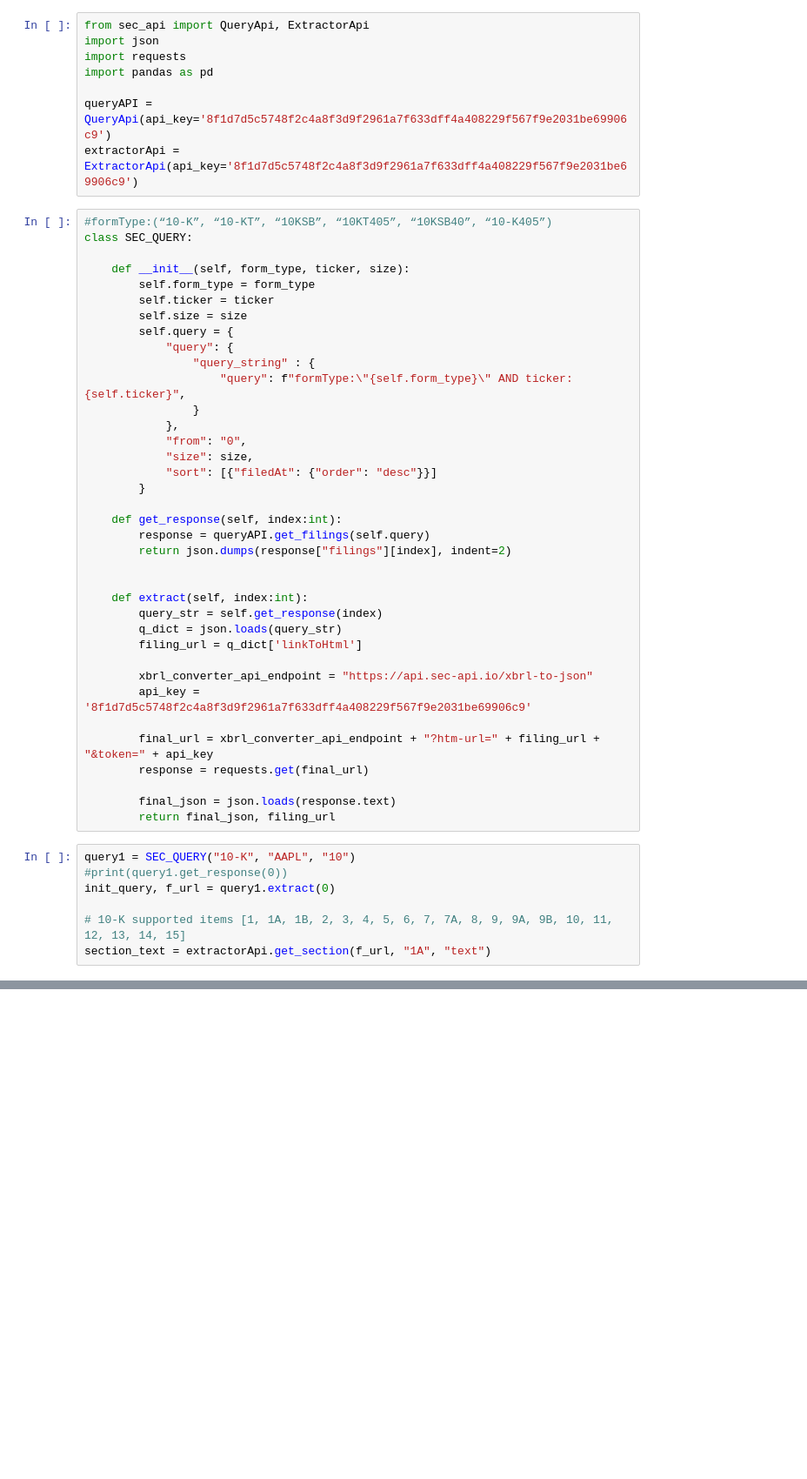
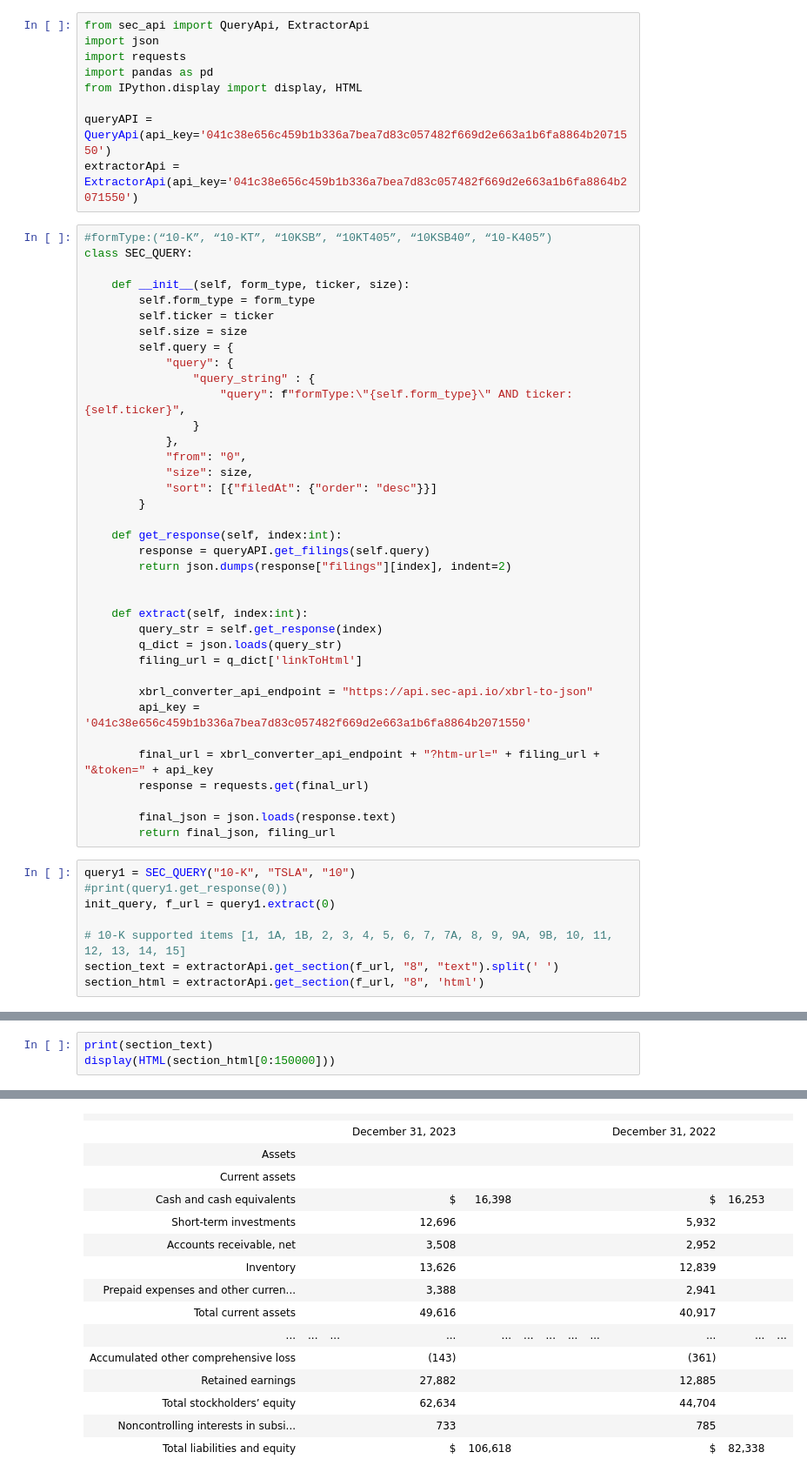
Before and after one commit to Ayonator77/GPT-SEC, a Jupyter notebook: SEC_DATA.ipynb, the cells around one changed output, grey strips where cells are left out. Shown at 87% size. Saved outputs shown, nothing was run; the diff lists cells and outputs as text; blank space fills up the shorter version.

```diff
--- a/SEC_DATA.ipynb
+++ b/SEC_DATA.ipynb
@@ -3,9 +3,10 @@ from sec_api import QueryApi, ExtractorApi
 import json
 import requests
 import pandas as pd
+from IPython.display import display, HTML
 
-queryAPI = QueryApi(api_key='8f1d7d5c5748f2c4a8f3d9f2961a7f633dff4a408229f567f9e2031be69906c9')
-extractorApi = ExtractorApi(api_key='8f1d7d5c5748f2c4a8f3d9f2961a7f633dff4a408229f567f9e2031be69906c9')
+queryAPI = QueryApi(api_key='041c38e656c459b1b336a7bea7d83c057482f669d2e663a1b6fa8864b2071550')
+extractorApi = ExtractorApi(api_key='041c38e656c459b1b336a7bea7d83c057482f669d2e663a1b6fa8864b2071550')
 # %%
 #formType:(“10-K”, “10-KT”, “10KSB”, “10KT405”, “10KSB40”, “10-K405”)
 class SEC_QUERY:
@@ -36,7 +37,7 @@ class SEC_QUERY:
         filing_url = q_dict['linkToHtml']
 
         xbrl_converter_api_endpoint = "https://api.sec-api.io/xbrl-to-json"
-        api_key = '8f1d7d5c5748f2c4a8f3d9f2961a7f633dff4a408229f567f9e2031be69906c9'
+        api_key = '041c38e656c459b1b336a7bea7d83c057482f669d2e663a1b6fa8864b2071550'
 
         final_url = xbrl_converter_api_endpoint + "?htm-url=" + filing_url + "&token=" + api_key
         response = requests.get(final_url)
@@ -44,9 +45,10 @@ class SEC_QUERY:
         final_json = json.loads(response.text)
         return final_json, filing_url
 # %%
-query1 = SEC_QUERY("10-K", "AAPL", "10")
+query1 = SEC_QUERY("10-K", "TSLA", "10")
 #print(query1.get_response(0))
 init_query, f_url = query1.extract(0)
 
 # 10-K supported items [1, 1A, 1B, 2, 3, 4, 5, 6, 7, 7A, 8, 9, 9A, 9B, 10, 11, 12, 13, 14, 15]
-section_text = extractorApi.get_section(f_url, "1A", "text")
+section_text = extractorApi.get_section(f_url, "8", "text").split(' ')
+section_html = extractorApi.get_section(f_url, "8", 'html')
@@ -87,0 +55,4 @@ The Company&#8217;s stock has experienced substantial price volatility in the pa
+# %%
+print(section_text)
+display(HTML(section_html[0:150000]))
+# %% [output]
@@ -87,0 +88,16 @@ The Company&#8217;s stock has experienced substantial price volatility in the pa
+|  |  |  |  |  |  |  |  |  |  |  |  |
+|  |  |  | December 31, 2023 |  |  |  |  |  | December 31, 2022 |  |  |
+| Assets |  |  |  |  |  |  |  |  |  |  |  |
+| Current assets |  |  |  |  |  |  |  |  |  |  |  |
+| Cash and cash equivalents |  |  | $ | 16,398 |  |  |  |  | $ | 16,253 |  |
+| Short-term investments |  |  | 12,696 |  |  |  |  |  | 5,932 |  |  |
+| Accounts receivable, net |  |  | 3,508 |  |  |  |  |  | 2,952 |  |  |
+| Inventory |  |  | 13,626 |  |  |  |  |  | 12,839 |  |  |
+| Prepaid expenses and other curren... |  |  | 3,388 |  |  |  |  |  | 2,941 |  |  |
+| Total current assets |  |  | 49,616 |  |  |  |  |  | 40,917 |  |  |
+| ... | ... | ... | ... | ... | ... | ... | ... | ... | ... | ... | ... |
+| Accumulated other comprehensive loss |  |  | (143) |  |  |  |  |  | (361) |  |  |
+| Retained earnings |  |  | 27,882 |  |  |  |  |  | 12,885 |  |  |
+| Total stockholders’ equity |  |  | 62,634 |  |  |  |  |  | 44,704 |  |  |
+| Noncontrolling interests in subsi... |  |  | 733 |  |  |  |  |  | 785 |  |  |
+| Total liabilities and equity |  |  | $ | 106,618 |  |  |  |  | $ | 82,338 |  |
```
Also changed, not shown: parts of 5 cells of this notebook.
